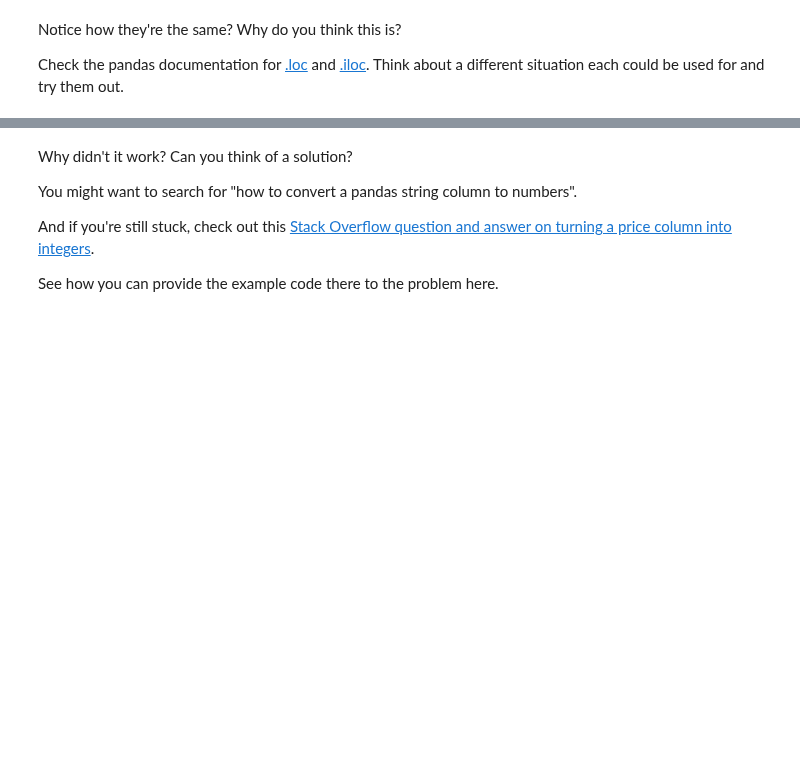
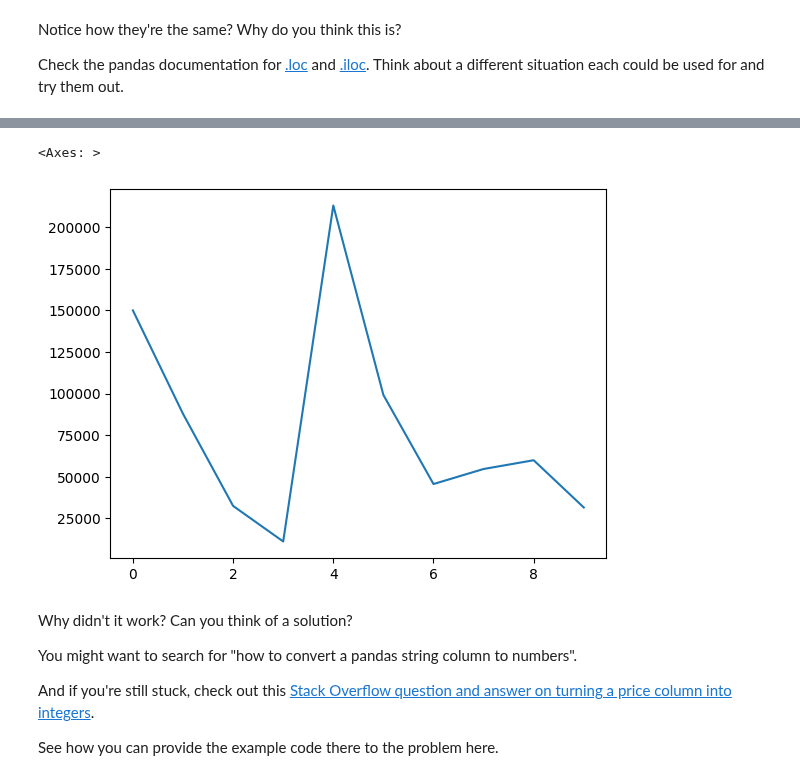
Before and after one commit to tahaydogukan/AITraining, a Jupyter notebook: section-2-data-science-and-ml-tools/pandas-exercises.ipynb, the cells around one changed output, grey strips where cells are left out. Saved outputs shown, nothing was run; the diff lists cells and outputs as text; code cells hidden in the pictures; blank space fills up the shorter version.

```diff
--- a/section-2-data-science-and-ml-tools/pandas-exercises.ipynb
+++ b/section-2-data-science-and-ml-tools/pandas-exercises.ipynb
@@ -164,5 +231,9 @@ Check the pandas documentation for [.loc](https://pandas.pydata.org/pandas-docs/
 # %%
 # Try to plot the Price column using plot()
+car_sales["Odometer (KM)"].plot()
+# %% [output]
+<Axes: >
+[figure, added]
 # %% [markdown]
 Why didn't it work? Can you think of a solution?
 
```
Also changed, not shown: parts of 10 cells of this notebook.
